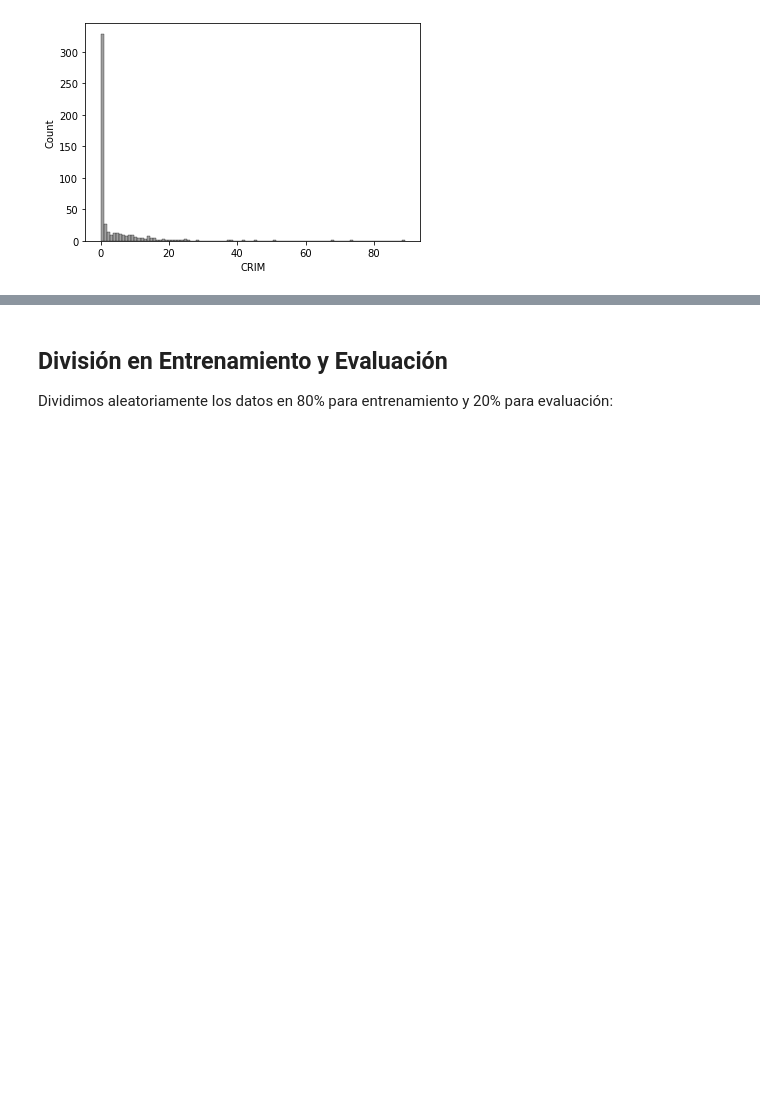
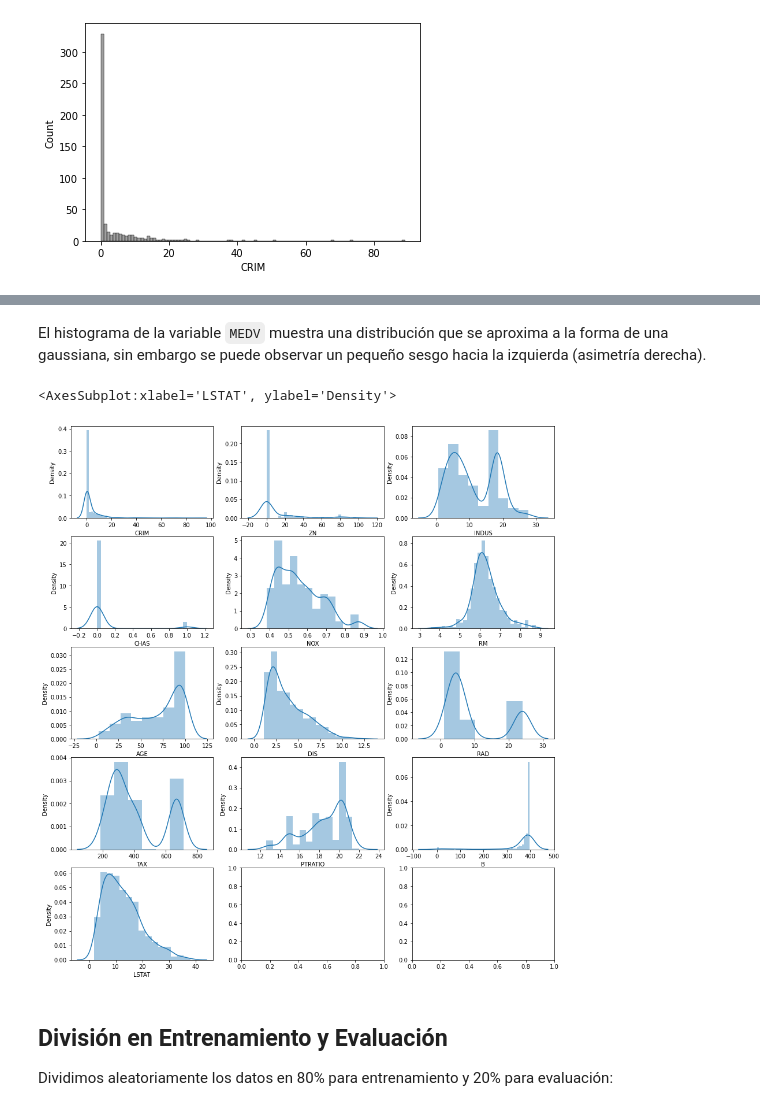
Before and after one commit to estebanarr/intro_aprendizaje_automatico, a Jupyter notebook: Notebooks/Laboratorio1.ipynb, the cells around one changed output, grey strips where cells are left out. Cells and saved outputs as stored; diff of their text form; code cells hidden in the pictures; blank space fills up the shorter version.

```diff
--- a/Notebooks/Laboratorio1.ipynb
+++ b/Notebooks/Laboratorio1.ipynb
@@ -96,3 +116,25 @@ sns.histplot(df['CRIM'], color='gray')
+# %% [markdown]
+El histograma de la variable `MEDV` muestra una distribución que se aproxima a la forma de una gaussiana, sin embargo se puede observar un pequeño sesgo hacia la izquierda (asimetría derecha).
+# %%
+## Distribuciones de las variables predictoras
+
+fig, ax=plt.subplots(5,3,figsize=(15,17))
+sns.distplot(df.CRIM, ax=ax[0,0])
+sns.distplot(df.ZN, ax=ax[0,1])
+sns.distplot(df.INDUS, ax=ax[0,2])
+sns.distplot(df.CHAS, ax=ax[1,0])
+sns.distplot(df.NOX, ax=ax[1,1])
+sns.distplot(df.RM, ax=ax[1,2])
+sns.distplot(df.AGE, ax=ax[2,0])
+sns.distplot(df.DIS, ax=ax[2,1])
+sns.distplot(df.RAD, ax=ax[2,2])
+sns.distplot(df.TAX, ax=ax[3,0])
+sns.distplot(df.PTRATIO, ax=ax[3,1])
+sns.distplot(df.B, ax=ax[3,2])
+sns.distplot(df.LSTAT, ax=ax[4,0])
+# %% [output]
+<AxesSubplot:xlabel='LSTAT', ylabel='Density'>
+[figure, added]
 # %% [markdown]
 ## División en Entrenamiento y Evaluación
 
```
Also changed, not shown: parts of 22 cells of this notebook.
